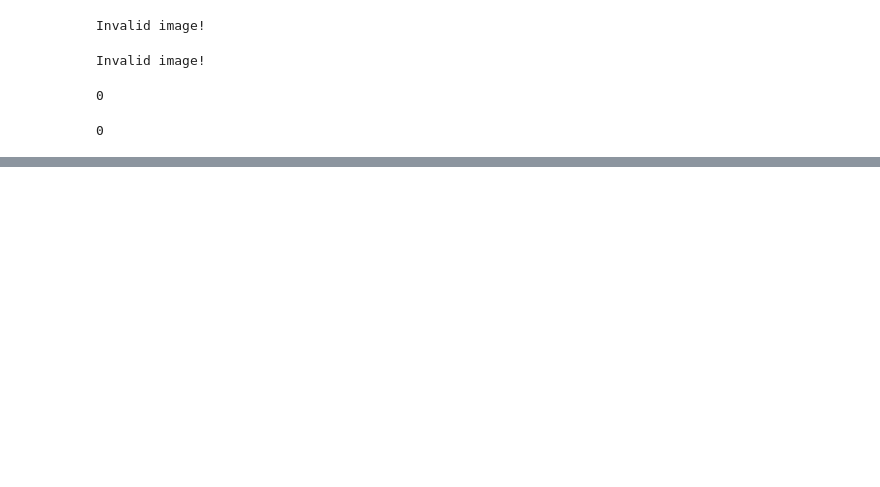
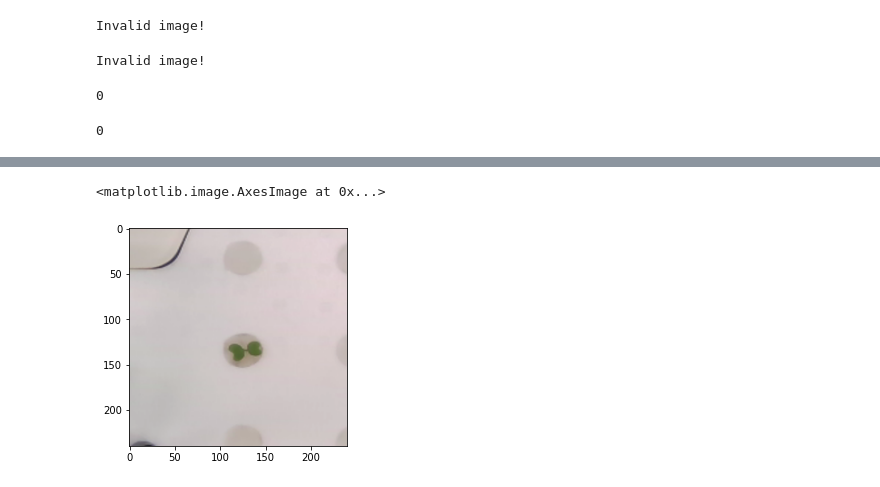
Before and after one commit to zhangjiahui56/WebApp, a Jupyter notebook: length_leaf_test.ipynb, the cells around one changed output, grey strips where cells are left out. Saved outputs shown, nothing was run; the diff lists cells and outputs as text; code cells hidden in the pictures; blank space fills up the shorter version.

```diff
--- a/length_leaf_test.ipynb
+++ b/length_leaf_test.ipynb
@@ -63,0 +85,5 @@ length_leaf("C:/Users/Admin/Desktop/Thesis/ModelResults/Model v1/model.png")
+# %%
+plt.imshow(x[0])
+# %% [output]
+<matplotlib.image.AxesImage at 0x...>
+[figure, added]
```
Also changed, not shown: parts of 25 cells of this notebook, 2 other files.
